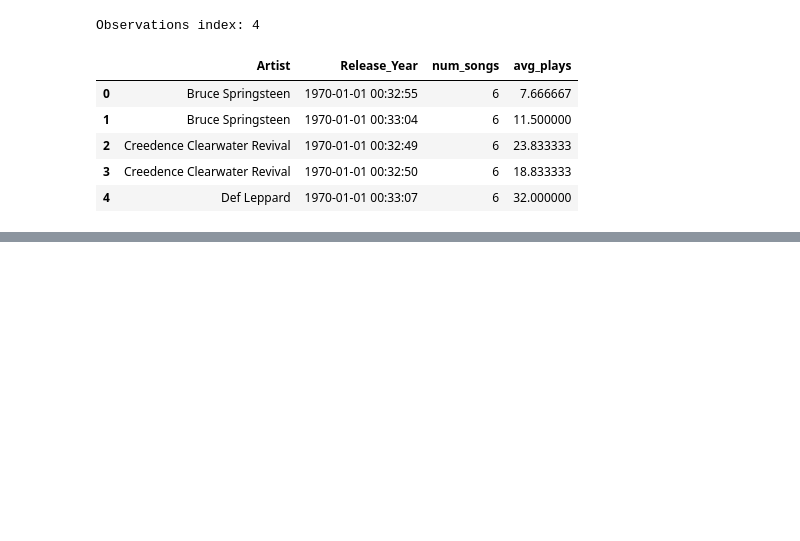
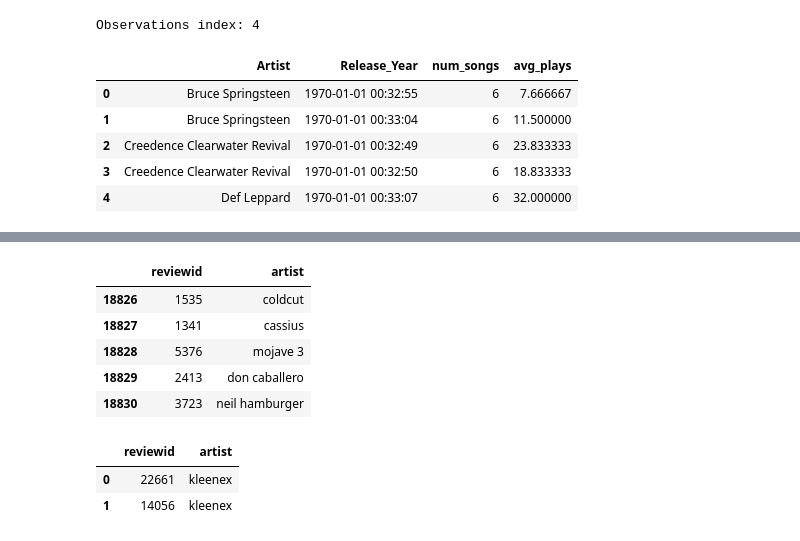
Before and after one commit to jamwine/SQL-in-Python, a Jupyter notebook: SQL in Python.ipynb, the cells around one changed output, grey strips where cells are left out. Drawn from its saved outputs; the diff is of its cells as text; code cells hidden in the pictures; blank space fills up the shorter version.

```diff
--- a/SQL in Python.ipynb
+++ b/SQL in Python.ipynb
@@ -180,0 +218,5 @@ conn.close()
+# %%
+conn = sq3.connect("databases/artists.sqlite")
+
+# Displaying all tables in database
+pd.read_sql("select name from sqlite_master where type = 'table';", conn)
@@ -180,0 +231,19 @@ conn.close()
+# %%
+query="SELECT * FROM artists"
+music_reviews = pd.read_sql_query(query, conn)
+music_reviews.tail()
+# %% [output]
+|  | reviewid | artist |
+| 18826 | 1535 | coldcut |
+| 18827 | 1341 | cassius |
+| 18828 | 5376 | mojave 3 |
+| 18829 | 2413 | don caballero |
+| 18830 | 3723 | neil hamburger |
+# %%
+query1="SELECT * FROM artists WHERE artist='kleenex'"
+result=pd.read_sql_query(query1, conn)
+result
+# %% [output]
+|  | reviewid | artist |
+| 0 | 22661 | kleenex |
+| 1 | 14056 | kleenex |
```
Also changed, not shown: parts of 14 cells of this notebook, 3 other files.
